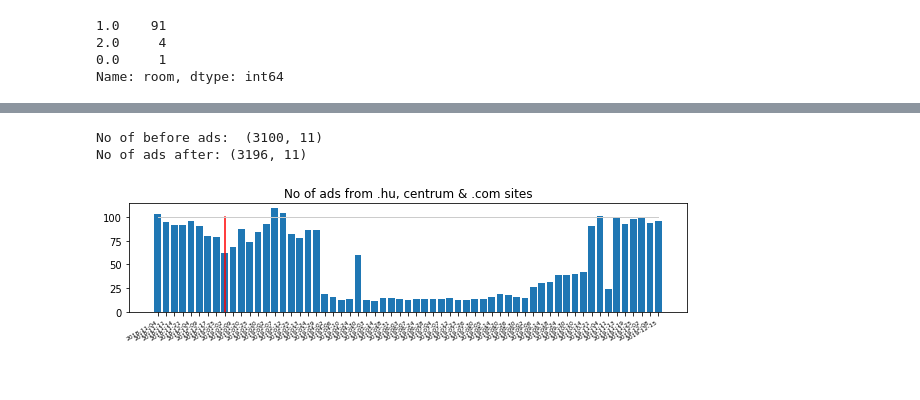
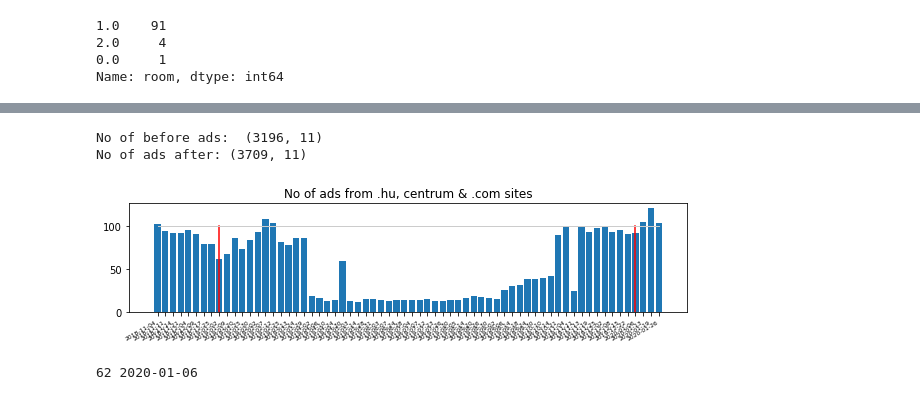
Before and after one commit to Htrismegistos/projectbuds, a Jupyter notebook: Hungarian_property/data_cleanup.ipynb, the cells around one changed output, grey strips where cells are left out. Saved outputs shown, nothing was run; the diff lists cells and outputs as text; code cells hidden in the pictures.

```diff
--- a/Hungarian_property/data_cleanup.ipynb
+++ b/Hungarian_property/data_cleanup.ipynb
@@ -19,8 +24,8 @@ def to_df(source):
 # %%
 #choose the file to import to df
-h = [i for i in os.listdir() if 'Hu_Vker' in i]
-co = [i for i in os.listdir() if 'Com_Vker' in i]
-ce = [i for i in os.listdir() if 'Cen_Vker' in i]
+h = sorted([i for i in os.listdir() if 'Hu_Vker' in i])
+co = sorted([i for i in os.listdir() if 'Com_Vker' in i])
+ce = sorted([i for i in os.listdir() if 'Cen_Vker' in i])
 print('Hu:', h)
 print('Com:', co)
 print('Cen', ce)
@@ -259,7 +270,7 @@ print('No of before ads: ',Dbfull.shape)
 alls = pd.concat([Dbfull,VkerDB], axis = 0, ignore_index= True)
 print('No of ads after: {}'.format(alls.shape))
 # %% [output]
-No of before ads:  (3100, 11)
-No of ads after: (3196, 11)
+No of before ads:  (3196, 11)
+No of ads after: (3709, 11)
 # %%
 #archive data
@@ -269,10 +280,18 @@ counts = sorted(zip(alls['date'].value_counts().index,alls['date'].value_counts(
 # %%
 fig = plt.figure(figsize=(10,2))
 plt.bar([i[0] for i in counts],[i[1] for i in counts])
 plt.plot((counts[8][0], counts[8][0]),(0,100), c= 'r')
+plt.plot((counts[62][0], counts[62][0]),(0,100), c= 'r')
 plt.plot([counts[0][0],counts[-1][0]],[100,100], c='#cccccc', linewidth = 1)
 plt.title('No of ads from .hu, centrum & .com sites')
 plt.xticks(rotation=30, ha = 'right', fontsize = '6')
 plt.show()
 # %% [output]
-[figure, old version]
+[figure, new version]
+# %%
+for n,i in enumerate(counts):
+    if i[0].find('2020') == 0:
+        print(n, i[0])
+        break
+# %% [output]
+62 2020-01-06
```
Also changed, not shown: parts of 22 cells of this notebook, 1 other file.
